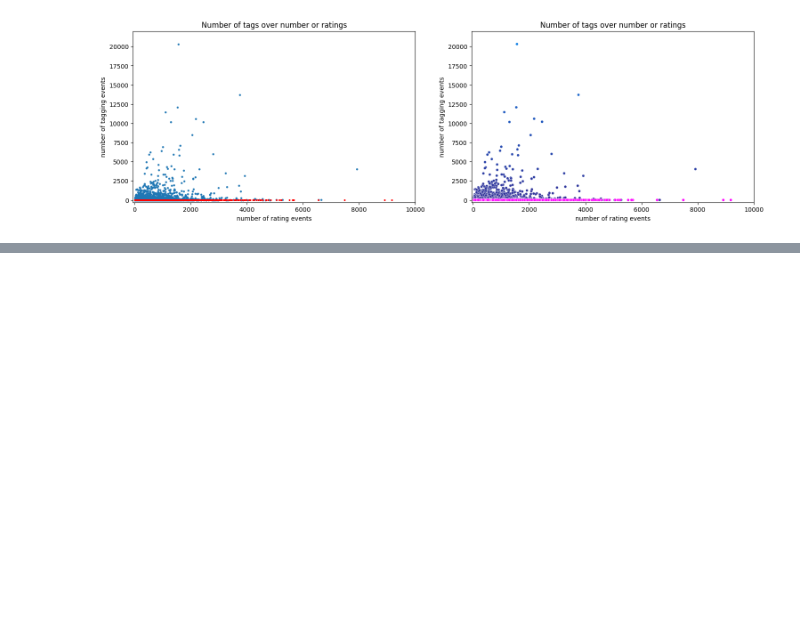
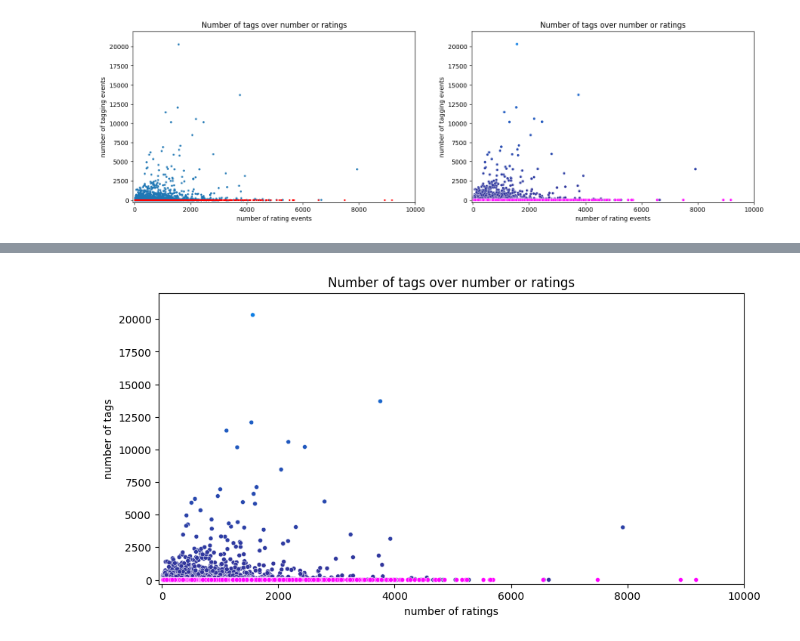
Before and after one commit to lebenaba/movie_recommendation, a Jupyter notebook: notebooks/plots_users_tags.ipynb, the cells around one changed output, grey strips where cells are left out. Saved outputs shown, nothing was run; the diff lists cells and outputs as text; code cells hidden in the pictures; blank space fills up the shorter version.

```diff
--- a/notebooks/plots_users_tags.ipynb
+++ b/notebooks/plots_users_tags.ipynb
@@ -418,0 +447,16 @@ plt.ylabel('number of tagging events');
+# %%
+fig = plt.figure(figsize=(10,5))
+sns.scatterplot(x=user_ratings_tags.n_ratings.loc[user_ratings_tags['n_tags_overall'] != 0],
+                y=user_ratings_tags.n_tags_overall.loc[user_ratings_tags['n_tags_overall'] != 0],
+                hue=user_ratings_tags.n_tags_overall, size=10, legend=False, palette='terrain')
+# plot all n_tags_overall == 0 (former NaNs) in different color
+sns.scatterplot(x=user_ratings_tags.n_ratings.loc[user_ratings_tags['n_tags_overall'] == 0],
+                y=user_ratings_tags.n_tags_overall.loc[user_ratings_tags['n_tags_overall'] == 0],
+                hue=user_ratings_tags.n_tags_overall, size=10, legend=False, palette='spring')
+plt.xlim([-50,10000])
+plt.ylim([-300,22000])
+plt.title('Number of tags over number or ratings')
+plt.xlabel('number of ratings')
+plt.ylabel('number of tags');
+# %% [output]
+[figure, added]
```
Also changed, not shown: parts of 9 cells of this notebook, 2 other files.
